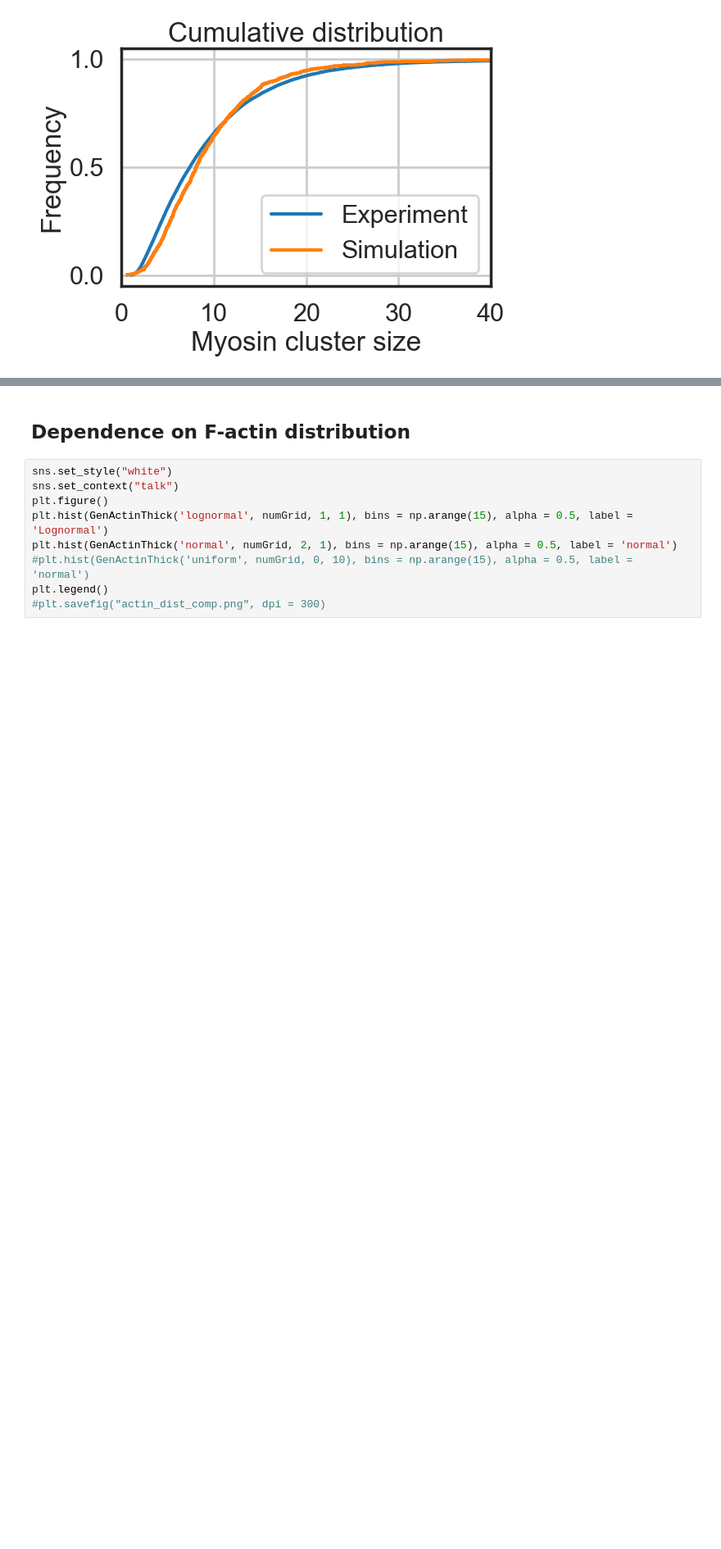
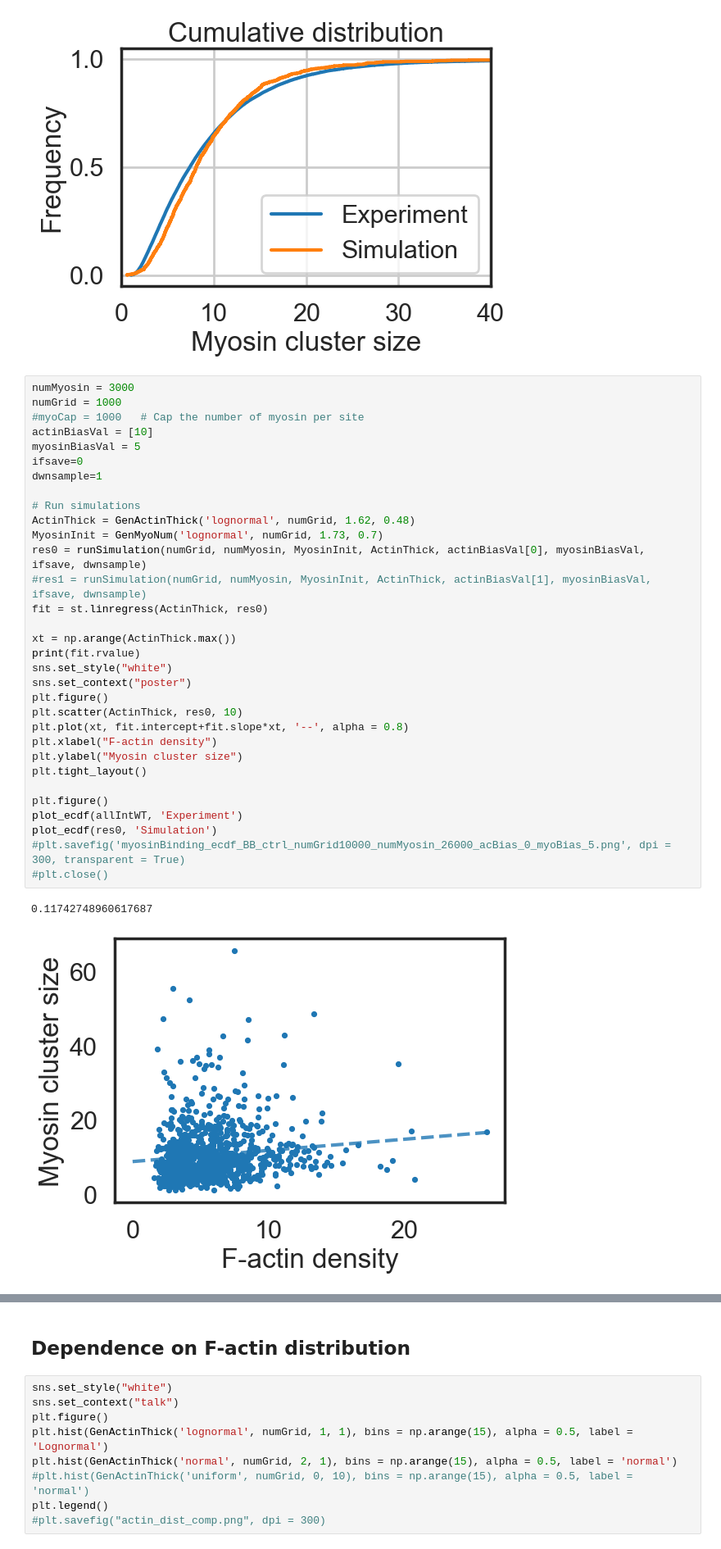
Before and after one commit to WHChou/Myosin-cluster-simulation, a Jupyter notebook: MyosinBinding_v2.ipynb, the cells around one changed output, grey strips where cells are left out. Shown at 82% size. Drawn from its saved outputs; the diff is of its cells as text; blank space fills up the shorter version.

```diff
--- a/MyosinBinding_v2.ipynb
+++ b/MyosinBinding_v2.ipynb
@@ -871,3 +891,38 @@ plt.tight_layout()
 #plt.close()
 # %% [output]
 [figure]
+# %%
+numMyosin = 3000
+numGrid = 1000
+#myoCap = 1000   # Cap the number of myosin per site
+actinBiasVal = [10]
+myosinBiasVal = 5
+ifsave=0
+dwnsample=1
+
+# Run simulations
+ActinThick = GenActinThick('lognormal', numGrid, 1.62, 0.48)
+MyosinInit = GenMyoNum('lognormal', numGrid, 1.73, 0.7)
+res0 = runSimulation(numGrid, numMyosin, MyosinInit, ActinThick, actinBiasVal[0], myosinBiasVal, ifsave, dwnsample)
+#res1 = runSimulation(numGrid, numMyosin, MyosinInit, ActinThick, actinBiasVal[1], myosinBiasVal, ifsave, dwnsample)
+fit = st.linregress(ActinThick, res0)
+
+xt = np.arange(ActinThick.max())
+print(fit.rvalue)
+sns.set_style("white")
+sns.set_context("poster")
+plt.figure()
+plt.scatter(ActinThick, res0, 10)
+plt.plot(xt, fit.intercept+fit.slope*xt, '--', alpha = 0.8)
+plt.xlabel("F-actin density")
+plt.ylabel("Myosin cluster size")
+plt.tight_layout()
+
+plt.figure()
+plot_ecdf(allIntWT, 'Experiment')
+plot_ecdf(res0, 'Simulation')
+#plt.savefig('myosinBinding_ecdf_BB_ctrl_numGrid10000_numMyosin_26000_acBias_0_myoBias_5.png', dpi = 300, transparent = True)
+#plt.close()
+# %% [output]
+0.11742748960617687
+[figure, added]
```
Also changed, not shown: parts of 8 cells of this notebook.
